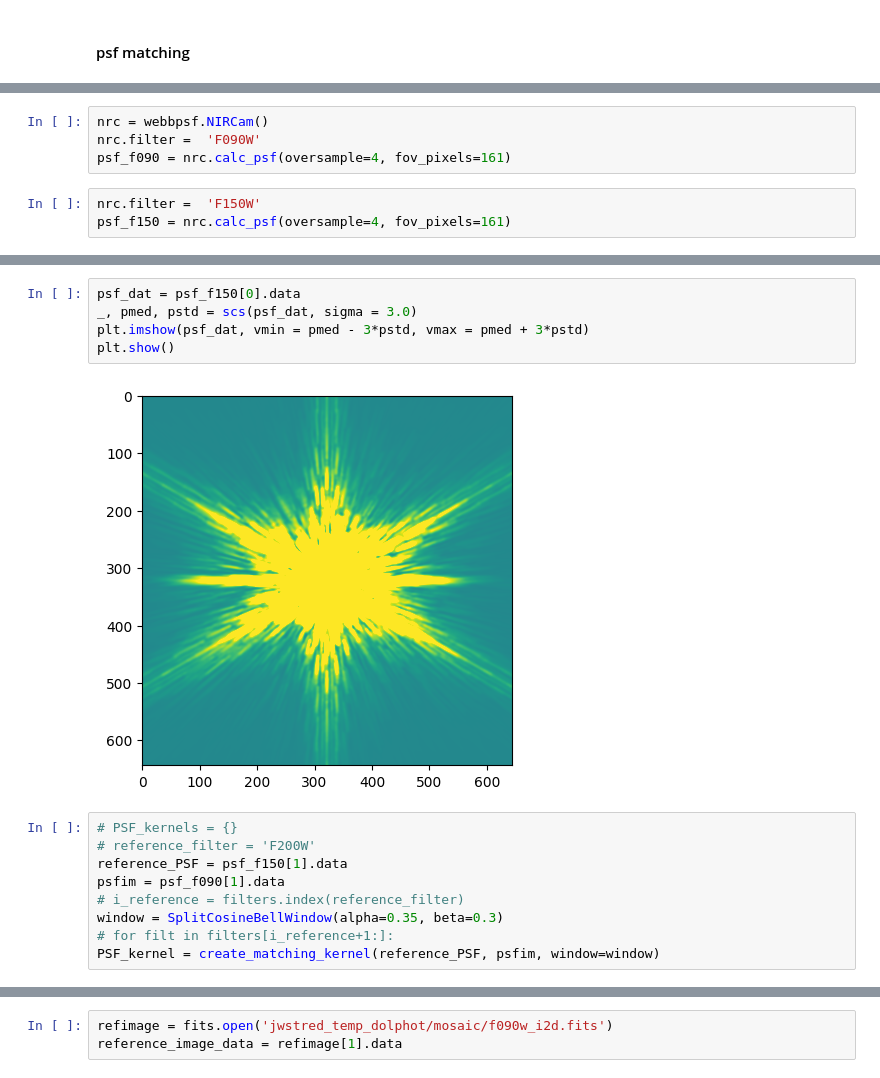
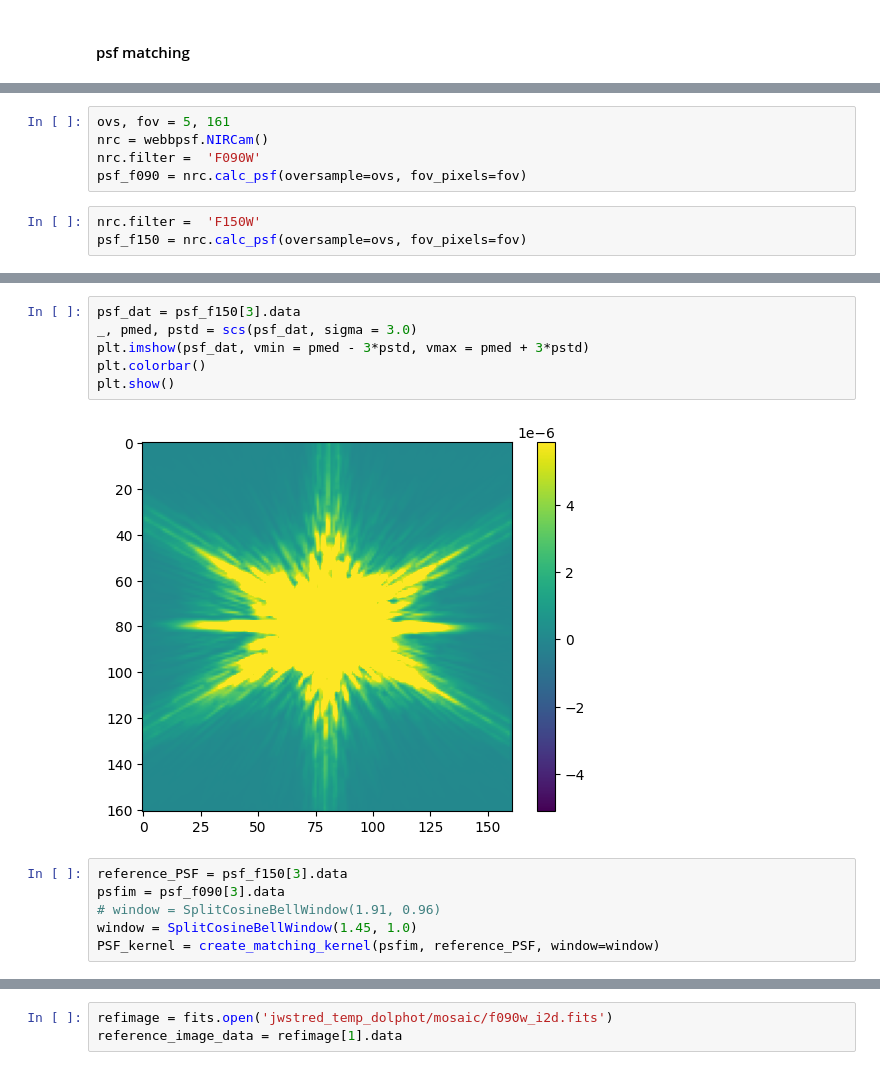
Before and after one commit to aswinsuresh24/jwst123, a Jupyter notebook: jwst_mosaic.ipynb, the cells around one changed output, grey strips where cells are left out. Drawn from its saved outputs; the diff is of its cells as text.

```diff
--- a/jwst_mosaic.ipynb
+++ b/jwst_mosaic.ipynb
@@ -415,9 +415,10 @@ from photutils.psf.matching import resize_psf, SplitCosineBellWindow, create_mat
 from astropy.convolution import convolve, convolve_fft
 # %%
+ovs, fov = 5, 161
 nrc = webbpsf.NIRCam()
 nrc.filter =  'F090W'
-psf_f090 = nrc.calc_psf(oversample=4, fov_pixels=161)
+psf_f090 = nrc.calc_psf(oversample=ovs, fov_pixels=fov)
 # %%
 nrc.filter =  'F150W'
-psf_f150 = nrc.calc_psf(oversample=4, fov_pixels=161)
+psf_f150 = nrc.calc_psf(oversample=ovs, fov_pixels=fov)
 # %%
@@ -430,19 +431,17 @@ plt.show()
 # %%
-psf_dat = psf_f150[0].data
+psf_dat = psf_f150[3].data
 _, pmed, pstd = scs(psf_dat, sigma = 3.0)
 plt.imshow(psf_dat, vmin = pmed - 3*pstd, vmax = pmed + 3*pstd)
+plt.colorbar()
 plt.show()
 # %% [output]
-[figure, old version]
+[figure, new version]
 # %%
-# PSF_kernels = {}
-# reference_filter = 'F200W'
-reference_PSF = psf_f150[1].data
-psfim = psf_f090[1].data
-# i_reference = filters.index(reference_filter)
-window = SplitCosineBellWindow(alpha=0.35, beta=0.3)
-# for filt in filters[i_reference+1:]:
-PSF_kernel = create_matching_kernel(reference_PSF, psfim, window=window)
+reference_PSF = psf_f150[3].data
+psfim = psf_f090[3].data
+# window = SplitCosineBellWindow(1.91, 0.96)
+window = SplitCosineBellWindow(1.45, 1.0)
+PSF_kernel = create_matching_kernel(psfim, reference_PSF, window=window)
 # %%
 psf_dat = PSF_kernel
 _, pmed, pstd = scs(psf_dat, sigma = 3.0)
```
Also changed, not shown: parts of 7 cells of this notebook.
